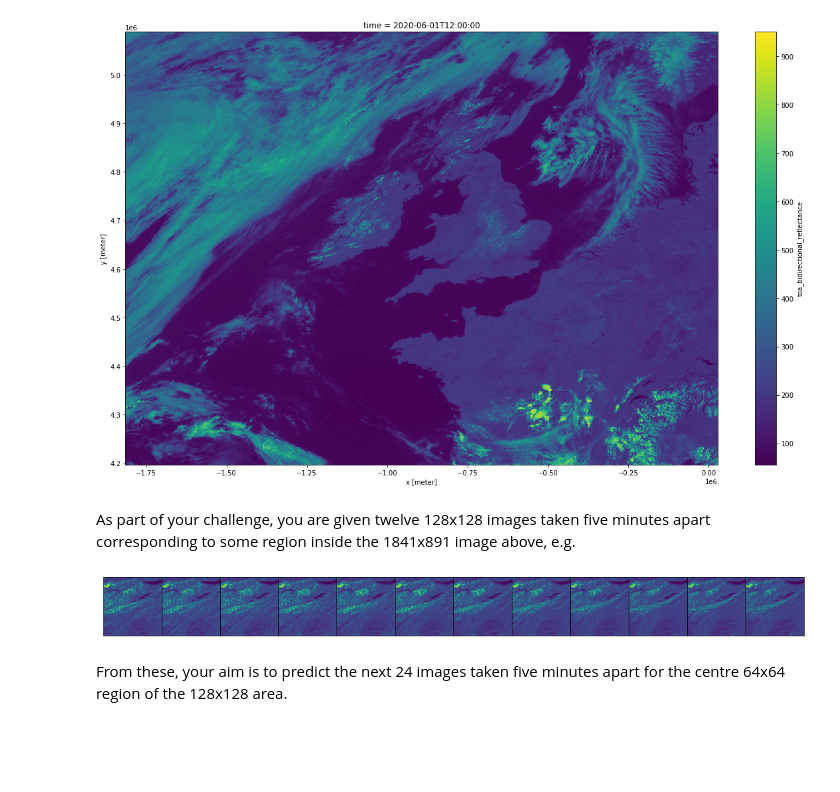
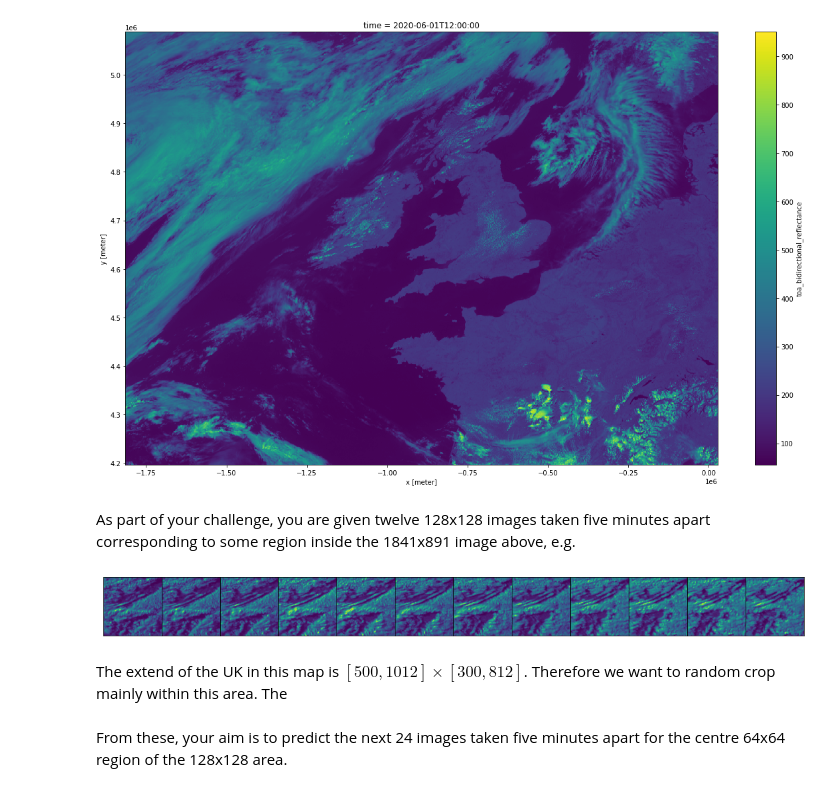
Before and after one commit to skunichetty/climate-hack, a Jupyter notebook: training.ipynb, the cells around one changed output. Drawn from its saved outputs; the diff is of its cells as text; code cells hidden in the pictures; blank space fills up the shorter version.

```diff
--- a/training.ipynb
+++ b/training.ipynb
@@ -58,7 +58,8 @@ The 108GB HRV ("high resolution visible") satellite imagery dataset may be loade
 
 ### Loading the dataset from the cloud
 # %%
-SATELLITE_ZARR_PATH = "gs://public-datasets-eumetsat-solar-forecasting/satellite/EUMETSAT/SEVIRI_RSS/v3/eumetsat_seviri_hrv_uk.zarr"
+# SATELLITE_ZARR_PATH = "gs://public-datasets-eumetsat-solar-forecasting/satellite/EUMETSAT/SEVIRI_RSS/v3/eumetsat_seviri_hrv_uk.zarr"
+SATELLITE_ZARR_PATH = "eumetsat_seviri_hrv_uk.zarr"
 
 dataset = xr.open_dataset(
     SATELLITE_ZARR_PATH,
@@ -114,15 +115,17 @@ As part of your challenge, you are given twelve 128x128 images taken five minute
 # %%
 fig, ax = plt.subplots(1, 12, figsize=(15,3))
 
-for i, d in enumerate(["2020-07-04 12:00", "2020-07-04 12:05", "2020-07-04 12:10", "2020-07-04 12:15", "2020-07-04 12:20", "2020-07-04 12:25", "2020-07-04 12:30", "2020-07-04 12:35", "2020-07-04 12:40", "2020-07-04 12:45", "2020-07-04 12:50", "2020-07-04 12:55"]):
+for i, d in enumerate(["2020-02-04 08:00", "2020-02-04 8:05", "2020-02-04 08:10", "2020-02-04 08:15", "2020-02-04 08:20", "2020-02-04 08:25", "2020-02-04 08:30", "2020-02-04 08:35", "2020-02-04 08:40", "2020-02-04 08:45", "2020-02-04 08:50", "2020-02-04 08:55"]):
     ax[i].imshow(dataset["data"].sel(time=d).isel(x=slice(128, 256), y=slice(128, 256)).to_numpy(), cmap='viridis')
     ax[i].get_xaxis().set_visible(False)
     ax[i].get_yaxis().set_visible(False)
 
 fig.tight_layout()
 fig.subplots_adjust(wspace=0, hspace=0)
 # %% [output]
-[figure, old version]
+[figure, new version]
+# %% [markdown]
+The extend of the UK in this map is $[500,1012] \times [300,812]$. Therefore we want to random crop mainly within this area. The
 # %% [markdown]
 From these, your aim is to predict the next 24 images taken five minutes apart for the centre 64x64 region of the 128x128 area.
 # %%
```
Also changed, not shown: parts of 2 cells of this notebook, 3 other files.
